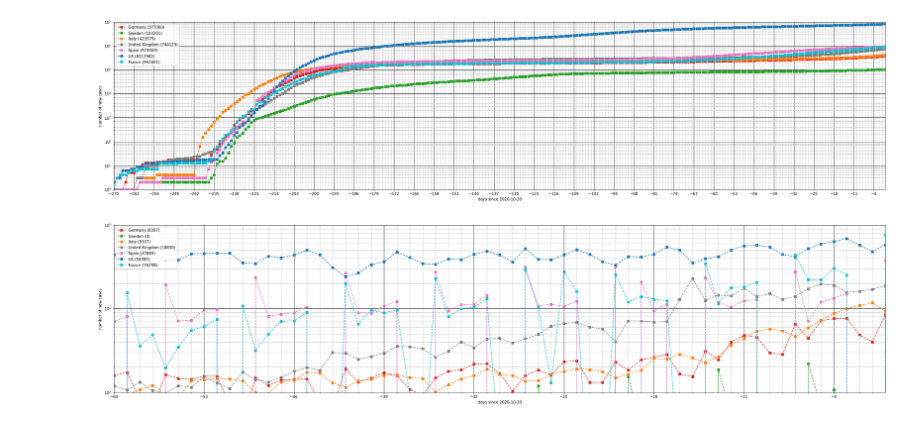
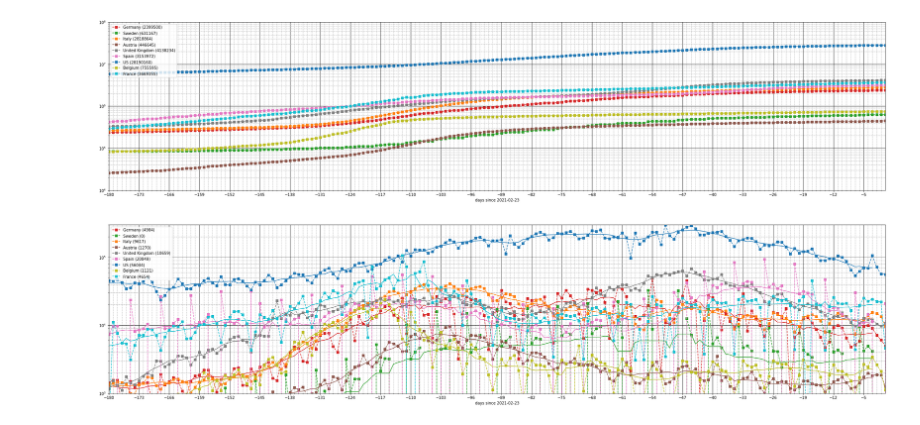
Before and after one commit to jochenklar/corona, a Jupyter notebook: corona.ipynb, the cells around one changed output. Saved outputs shown, nothing was run; the diff lists cells and outputs as text; code cells hidden in the pictures.

```diff
--- a/corona.ipynb
+++ b/corona.ipynb
@@ -47,41 +72,18 @@ df_confirmed
 # %%
+deu = [
+    ('Germany', 'tab:red'),
+]
+
 countries = [
     ('Germany', 'tab:red'),
     ('Sweden', 'tab:green'),
     ('Italy', 'tab:orange'),
-    #('Austria', 'tab:brown'),
+    ('Austria', 'tab:brown'),
     ('United Kingdom', 'tab:gray'),
     ('Spain', 'tab:pink'),
     ('US', 'tab:blue'),
-    #('China', 'tab:olive'),
-    #('Korea, South', 'tab:cyan'),
+    ('Belgium', 'tab:olive'),
+#     ('Korea, South', 'tab:cyan'),
     ('France', 'tab:cyan'),
-    #('Singapore', 'tab:purple')
+#     ('Singapore', 'tab:purple')
 ]
-# %%
-def plot(df, countries, xmin=-270, xmax=0, ymin=1, ymax=10000000, title=None, linestyle='--', marker='s'):
-    fig, ax = plt.subplots()
-
-    for country, color in countries:
-        x = df[country].index - df[country].index[-1]
-        y = df[country]
-        y_last = int(y[df[country].last_valid_index()])
-
-        label = '{} ({})'.format(country, y_last)
-        plt.semilogy(x, y, label=label, linestyle='--', marker=marker, color=color)
-
-    if title:
-        ax.set_title(title)
-
-    ax.grid(True, which="major", color='black')
-    ax.grid(True, which="minor", linestyle='--')
-    ax.set_xlim([xmin,xmax])
-    ax.set_ylim([ymin,ymax])
-    ax.set_xlabel('days since {}'.format(date.today()))
-    ax.set_ylabel('number of new cases')
-    ax.set_xticks(np.arange(xmin, xmax + 1, 7))
-    ax.set_xticks(np.arange(xmin, xmax), minor=True)
-    ax.legend(loc='upper left')
-
-    fig = plt.gcf()
-    fig.set_size_inches(36, 8)
@@ -88,8 +114,8 @@ def plot(df, countries, xmin=-270, xmax=0, ymin=1, ymax=10000000, title=None, li
 # %%
-plot(df_confirmed, countries)
+plot(df_confirmed, countries, ymin=1e4, ymax=1e8)
 # %% [output]
-[figure, old version]
+[figure, new version]
 # %%
-plot(df_confirmed.diff(), countries, ymin=1e3, ymax=1e5, xmin=-60)
+plot(df_confirmed.diff(), countries, ymin=1000, ymax=3e5, mean=True, log=True)
 # %% [output]
-[figure, old version]
+[figure, new version]
```
Also changed, not shown: parts of 10 cells of this notebook, 3 other files.
